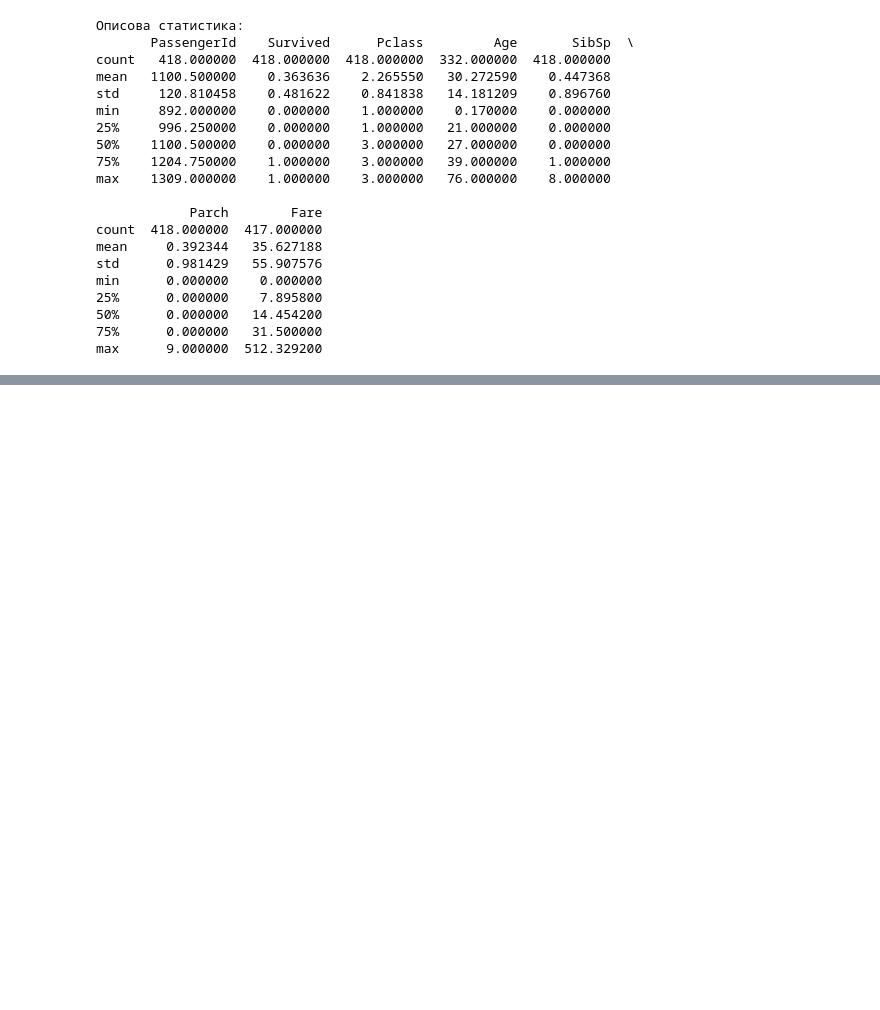
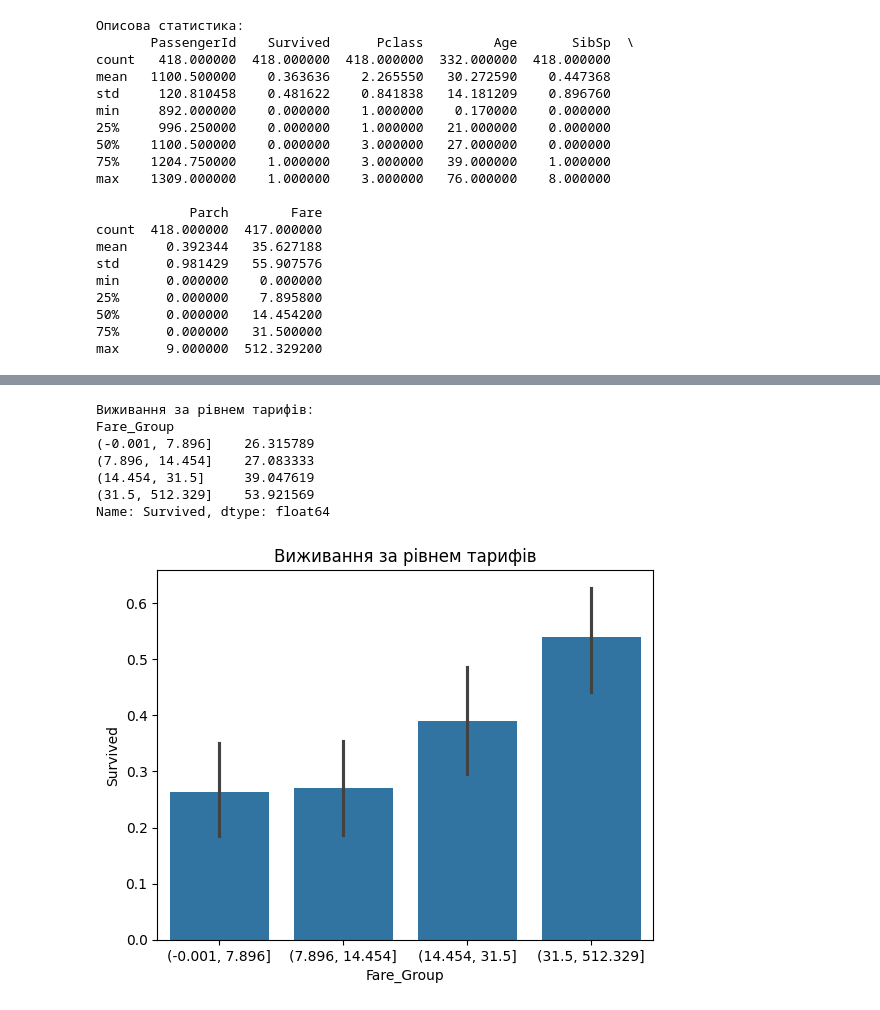
Before and after one commit to nazarmatiukha/Machine-learning-4-7, a Jupyter notebook: lab2/Matiukha_4-7_lab2_2.ipynb, the cells around one changed output, grey strips where cells are left out. Saved outputs shown, nothing was run; the diff lists cells and outputs as text; code cells hidden in the pictures; blank space fills up the shorter version.

```diff
--- a/lab2/Matiukha_4-7_lab2_2.ipynb
+++ b/lab2/Matiukha_4-7_lab2_2.ipynb
@@ -212,7 +333,23 @@ print(df)
 # %%
 #17. Розподіліть пасажирів на групи за рівнями тарифів (Fare) і
 #обчисліть рівень виживання для кожної групи. Як тариф впливав на
 #шанси виживання (дати відповідь)?
+df['Fare_Group'] = pd.qcut(df['Fare'], 4)
+print("\nВиживання за рівнем тарифів:")
+print(df.groupby('Fare_Group')['Survived'].mean() * 100)
+
+sns.barplot(x='Fare_Group', y='Survived', data=df)
+plt.title("Виживання за рівнем тарифів")
+plt.show()
+# %% [output]
+Виживання за рівнем тарифів:
+Fare_Group
+(-0.001, 7.896]    26.315789
+(7.896, 14.454]    27.083333
+(14.454, 31.5]     39.047619
+(31.5, 512.329]    53.921569
+Name: Survived, dtype: float64
+[figure, added]
 # %%
 #18.Аналіз класу та тарифу: Визначте середній тариф (Fare) для кожного
 #класу (Pclass). Чи існує значна різниця у тарифах між класами (дати
```
Also changed, not shown: parts of 15 cells of this notebook.
